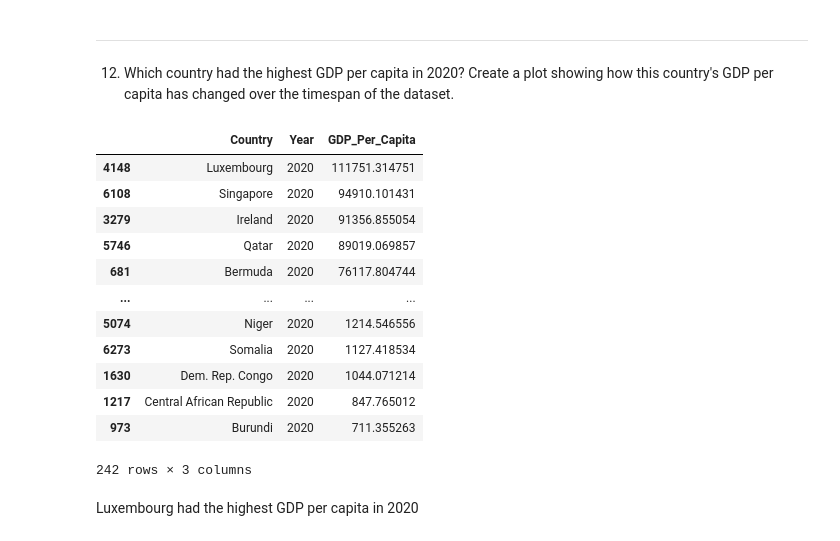
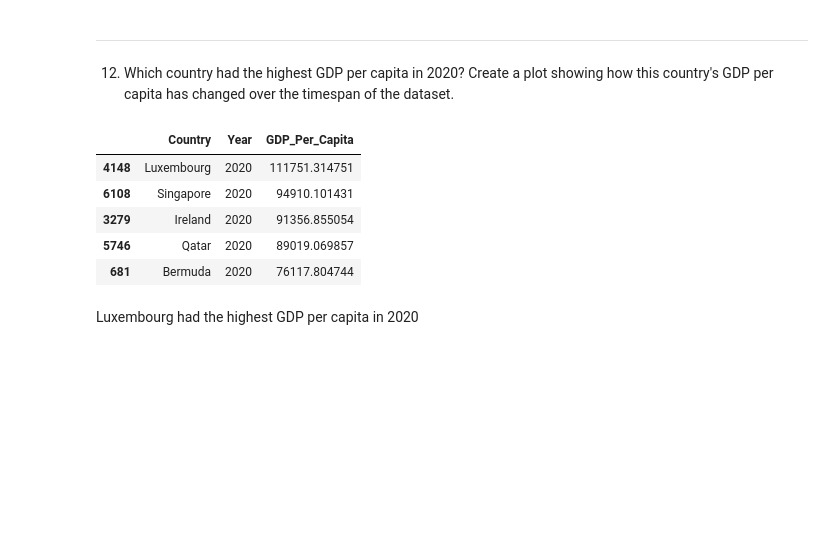
Before and after one commit to NSS-Data-Analytics-Cohort-10/gdp-and-internet-usage-Isaac110820, a Jupyter notebook: UN data.ipynb, the cells around one changed output. Cells and saved outputs as stored; diff of their text form; code cells hidden in the pictures; blank space fills up the shorter version.

```diff
--- a/UN data.ipynb
+++ b/UN data.ipynb
@@ -14,7 +14,7 @@ import seaborn as sns
 
 4. Using the pandas read_csv() method, read the GDP dataset into your notebook as a DataFrame called gdp_df. Take a look at the first few and last few rows to familiarize yourself with what is contained in this dataset.
 # %%
-gdp_df = pd.read_csv('../data/gdp_percapita.csv')
+gdp_df = pd.read_csv('../../data/gdp_percapita.csv')
 
 gdp_df.head()
 # %% [output]
@@ -305,21 +305,16 @@ In the year 1990, United Arab Emirates was the only country to have a GDP per ca
 
 12. Which country had the highest GDP per capita in 2020? Create a plot showing how this country's GDP per capita has changed over the timespan of the dataset.
 # %%
-gdp_df[gdp_df['Year'] == 2020].sort_values(by = 'GDP_Per_Capita', ascending = False)
+data_2020 = gdp_df[gdp_df['Year'] == 2020].sort_values(by = 'GDP_Per_Capita', ascending = False)
+
+data_2020.head()
 # %% [output]
 |  | Country | Year | GDP_Per_Capita |
 | 4148 | Luxembourg | 2020 | 111751.314751 |
 | 6108 | Singapore | 2020 | 94910.101431 |
 | 3279 | Ireland | 2020 | 91356.855054 |
 | 5746 | Qatar | 2020 | 89019.069857 |
 | 681 | Bermuda | 2020 | 76117.804744 |
-| ... | ... | ... | ... |
-| 5074 | Niger | 2020 | 1214.546556 |
-| 6273 | Somalia | 2020 | 1127.418534 |
-| 1630 | Dem. Rep. Congo | 2020 | 1044.071214 |
-| 1217 | Central African Republic | 2020 | 847.765012 |
-| 973 | Burundi | 2020 | 711.355263 |
-242 rows × 3 columns
 # %% [markdown]
 Luxembourg had the highest GDP per capita in 2020
 # %%
```
Also changed, not shown: parts of 30 cells of this notebook.
